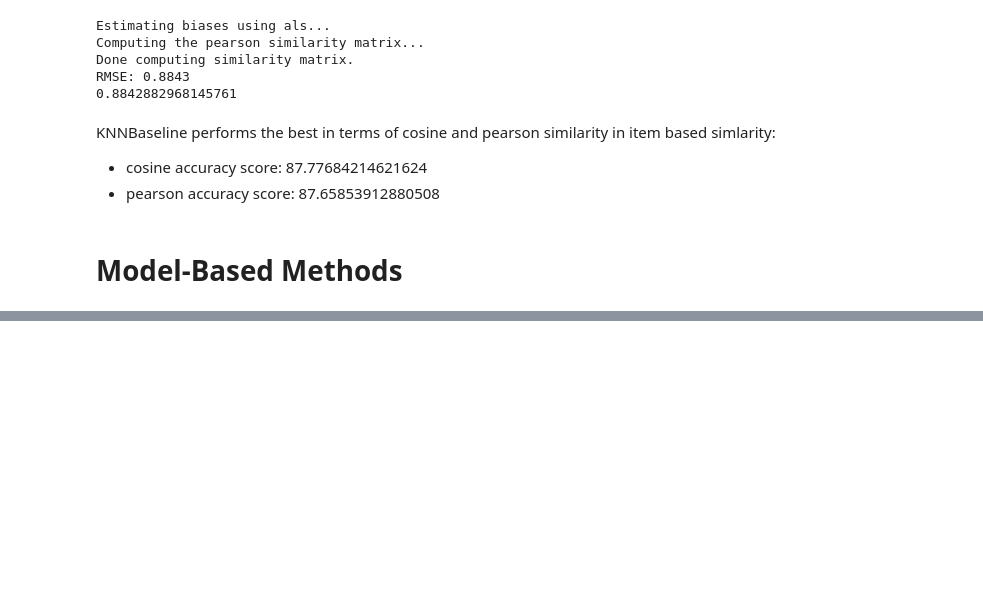
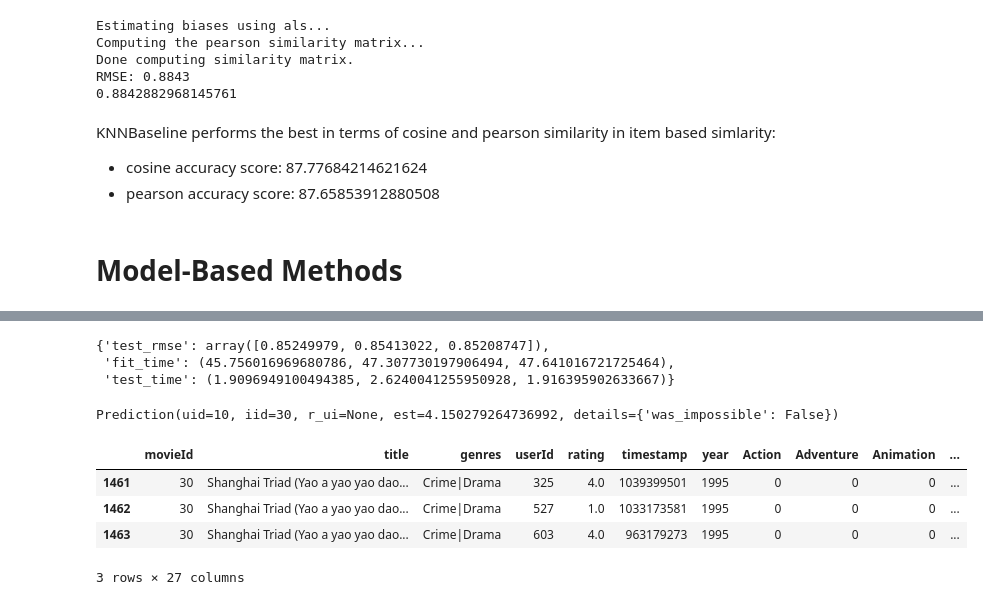
Before and after one commit to MackoyS/movielens-recommendation-system, a Jupyter notebook: movie_recc_system.ipynb, the cells around one changed output, grey strips where cells are left out. Saved outputs shown, nothing was run; the diff lists cells and outputs as text; code cells hidden in the pictures; blank space fills up the shorter version.

```diff
--- a/movie_recc_system.ipynb
+++ b/movie_recc_system.ipynb
@@ -808,0 +854,22 @@ print(gs_model.best_params["rmse"])
+# %%
+#final model
+model = SVDpp(random_state=42)
+results = cross_validate(model, movie_surprise, measures=['RMSE'], cv=3, verbose=False)
+results
+# %% [output]
+{'test_rmse': array([0.85249979, 0.85413022, 0.85208747]),
+ 'fit_time': (45.756016969680786, 47.307730197906494, 47.641016721725464),
+ 'test_time': (1.9096949100494385, 2.6240041255950928, 1.916395902633667)}
+# %%
+model.fit(train)
+model.predict(10, 30)
+# %% [output]
+Prediction(uid=10, iid=30, r_ui=None, est=4.150279264736992, details={'was_impossible': False})
+# %%
+movie.loc[(movie['movieId'] == 30)]
+# %% [output]
+|  | movieId | title | genres | userId | rating | timestamp | year | Action | Adventure | Animation | ... |
+| 1461 | 30 | Shanghai Triad (Yao a yao yao dao... | Crime|Drama | 325 | 4.0 | 1039399501 | 1995 | 0 | 0 | 0 | ... |
+| 1462 | 30 | Shanghai Triad (Yao a yao yao dao... | Crime|Drama | 527 | 1.0 | 1033173581 | 1995 | 0 | 0 | 0 | ... |
+| 1463 | 30 | Shanghai Triad (Yao a yao yao dao... | Crime|Drama | 603 | 4.0 | 963179273 | 1995 | 0 | 0 | 0 | ... |
+3 rows × 27 columns
```
Also changed, not shown: parts of 28 cells of this notebook.
